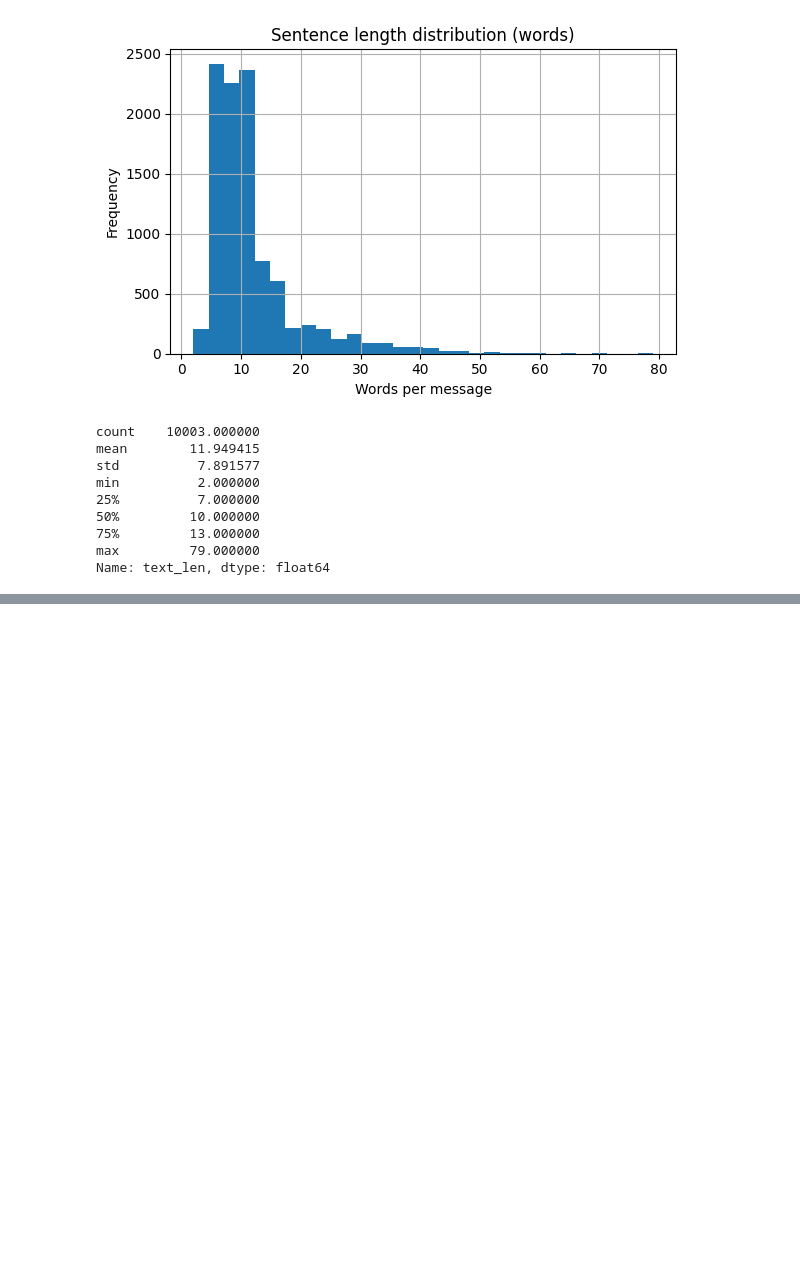
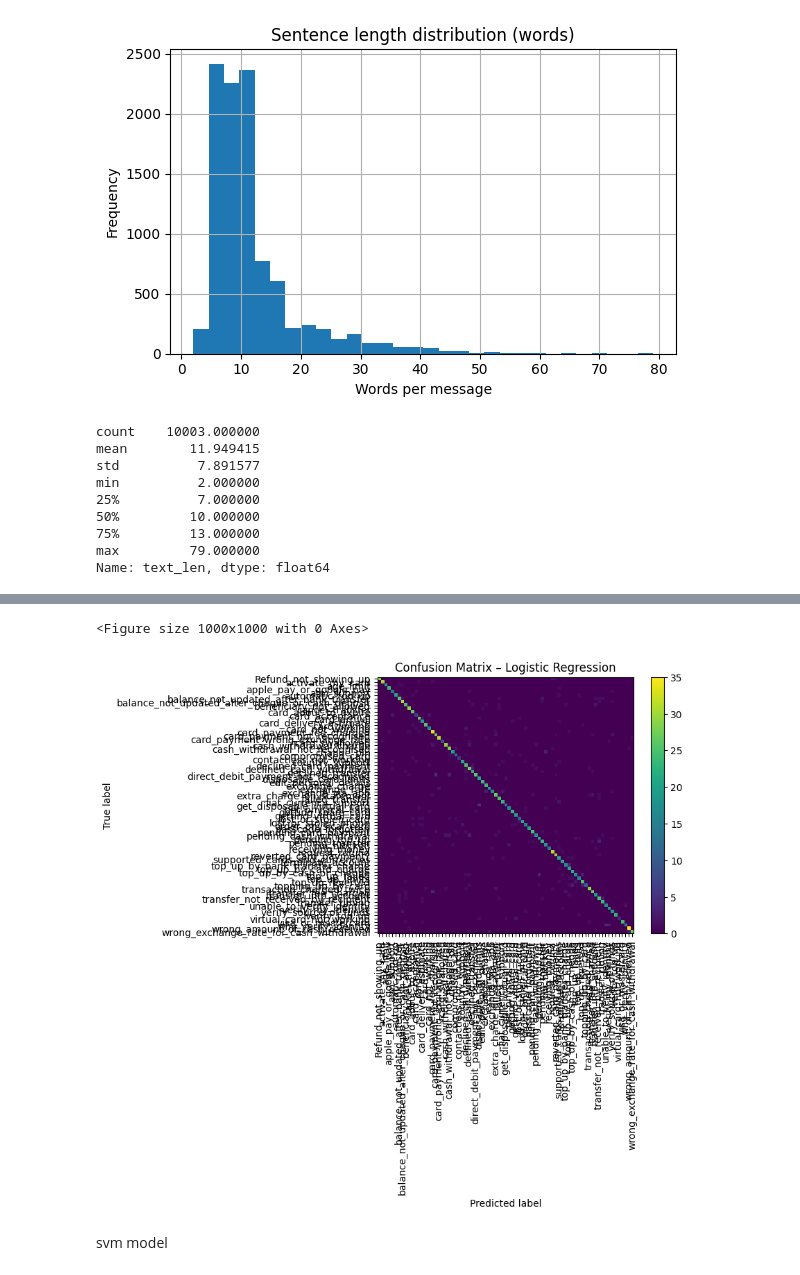
Before and after one commit to RohithRamesh24/Rexon-AI-Banking-Assistant-Chatbot, a Jupyter notebook: notebooks/01_eda.ipynb, the cells around one changed output, grey strips where cells are left out. Drawn from its saved outputs; the diff is of its cells as text; code cells hidden in the pictures; blank space fills up the shorter version.

Commit message:
Added EDA, Logistic Regression and SVM model with evaluation

```diff
--- a/notebooks/01_eda.ipynb
+++ b/notebooks/01_eda.ipynb
@@ -77,0 +91,11 @@ Name: text_len, dtype: float64
+# %%
+tfidf = TfidfVectorizer(
+    ngram_range=(1,2),
+    min_df=2,
+    max_df=0.9
+)
+# %%
+X_train_tfidf = tfidf.fit_transform(X_train)
+X_val_tfidf = tfidf.transform(X_val)
+
+X_train_tfidf.shape
@@ -77,0 +104,9 @@ Name: text_len, dtype: float64
+# %%
+from sklearn.linear_model import LogisticRegression
+
+model = LogisticRegression(
+    max_iter=3000,
+    n_jobs=-1
+)
+
+model.fit(X_train_tfidf, y_train)
@@ -77,0 +115,7 @@ Name: text_len, dtype: float64
+# %%
+from sklearn.metrics import accuracy_score, classification_report
+
+y_pred = model.predict(X_val_tfidf)
+
+print("Validation Accuracy:", accuracy_score(y_val, y_pred))
+print(classification_report(y_val, y_pred))
@@ -77,0 +143,15 @@ Name: text_len, dtype: float64
+# %%
+plt.figure(figsize=(10,10))
+ConfusionMatrixDisplay.from_predictions(
+    y_val,
+    y_pred,
+    xticks_rotation=90,
+    include_values=False
+)
+plt.title("Confusion Matrix – Logistic Regression")
+plt.show()
+# %% [output]
+<Figure size 1000x1000 with 0 Axes>
+[figure, added]
+# %% [markdown]
+svm model
```
Also changed, not shown: parts of 8 cells of this notebook.
